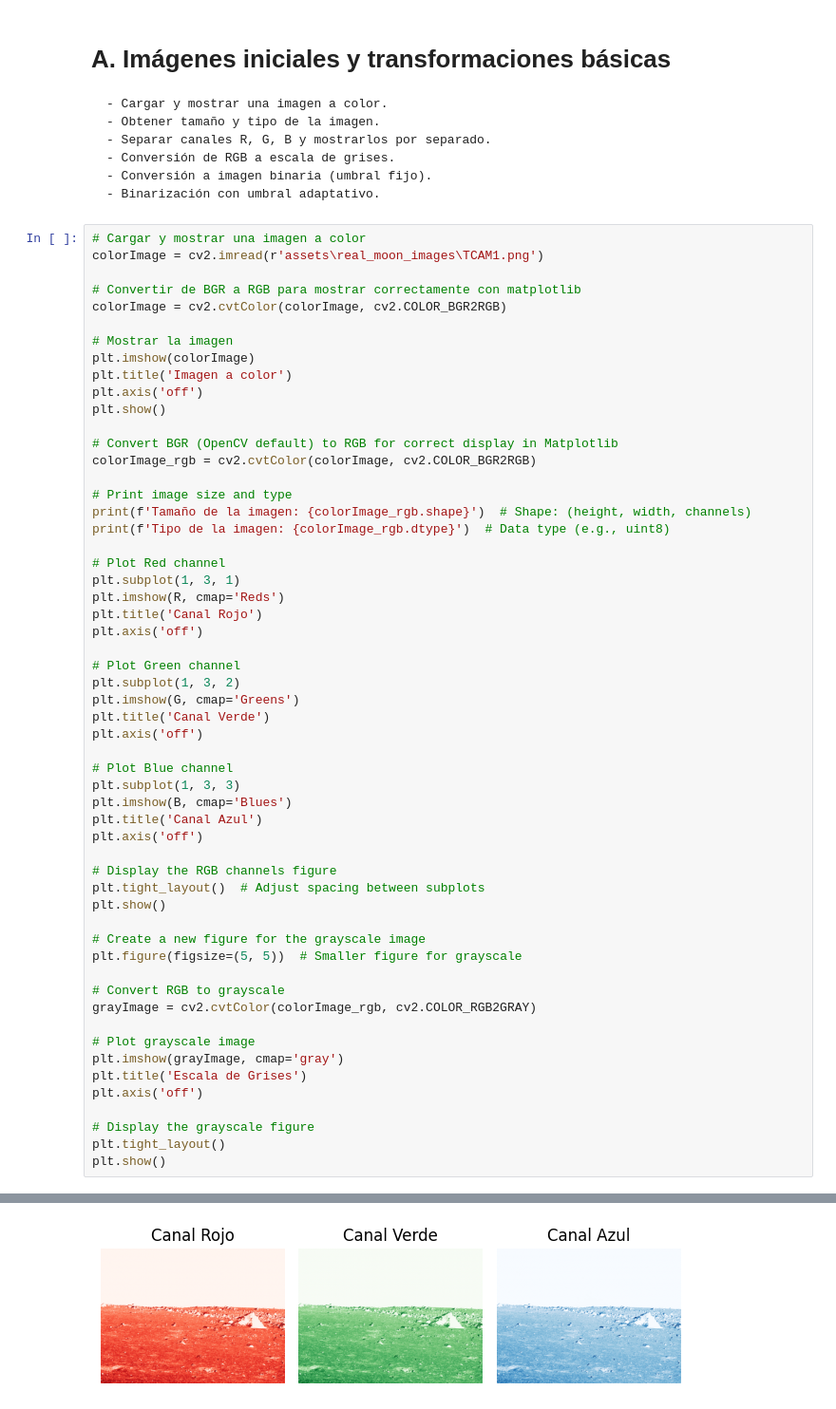
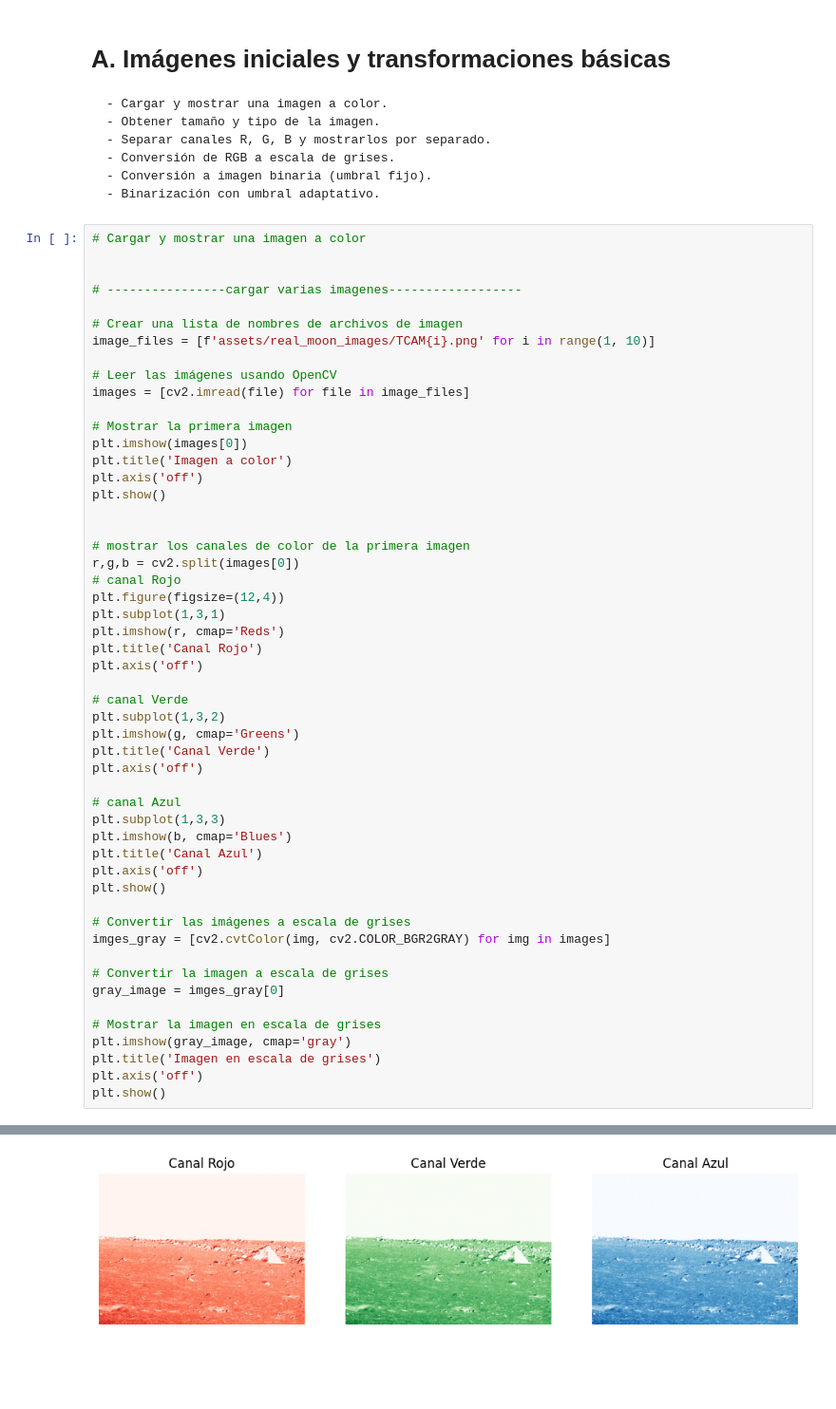
Before and after one commit to esteban2505J/rocksDetectionLab, a Jupyter notebook: rockDetection.ipynb, the cells around one changed output, grey strips where cells are left out. Shown at 95% size. Saved outputs shown, nothing was run; the diff lists cells and outputs as text; blank space fills up the shorter version.

Commit message:
feat(rockDetection): 'A' section for processing multiple images has been completed and modified.

```diff
--- a/rockDetection.ipynb
+++ b/rockDetection.ipynb
@@ -38,58 +18,54 @@ import os
     - Binarización con umbral adaptativo.
 # %%
 # Cargar y mostrar una imagen a color
-colorImage = cv2.imread(r'assets\real_moon_images\TCAM1.png')
 
-# Convertir de BGR a RGB para mostrar correctamente con matplotlib
-colorImage = cv2.cvtColor(colorImage, cv2.COLOR_BGR2RGB)
 
-# Mostrar la imagen
-plt.imshow(colorImage)
+# ----------------cargar varias imagenes------------------
+
+# Crear una lista de nombres de archivos de imagen
+image_files = [f'assets/real_moon_images/TCAM{i}.png' for i in range(1, 10)]
+
+# Leer las imágenes usando OpenCV
+images = [cv2.imread(file) for file in image_files]
+
+# Mostrar la primera imagen
+plt.imshow(images[0])
 plt.title('Imagen a color')
 plt.axis('off')
 plt.show()
 
-# Convert BGR (OpenCV default) to RGB for correct display in Matplotlib
-colorImage_rgb = cv2.cvtColor(colorImage, cv2.COLOR_BGR2RGB)
 
-# Print image size and type
-print(f'Tamaño de la imagen: {colorImage_rgb.shape}')  # Shape: (height, width, channels)
-print(f'Tipo de la imagen: {colorImage_rgb.dtype}')  # Data type (e.g., uint8)
-
-# Plot Red channel
-plt.subplot(1, 3, 1)
-plt.imshow(R, cmap='Reds')
+# mostrar los canales de color de la primera imagen
+r,g,b = cv2.split(images[0])
+# canal Rojo
+plt.figure(figsize=(12,4))
+plt.subplot(1,3,1)
+plt.imshow(r, cmap='Reds')
 plt.title('Canal Rojo')
 plt.axis('off')
 
-# Plot Green channel
-plt.subplot(1, 3, 2)
-plt.imshow(G, cmap='Greens')
+# canal Verde
+plt.subplot(1,3,2)
+plt.imshow(g, cmap='Greens')
 plt.title('Canal Verde')
 plt.axis('off')
 
-# Plot Blue channel
-plt.subplot(1, 3, 3)
-plt.imshow(B, cmap='Blues')
+# canal Azul
+plt.subplot(1,3,3)
+plt.imshow(b, cmap='Blues')
 plt.title('Canal Azul')
 plt.axis('off')
-
-# Display the RGB channels figure
-plt.tight_layout()  # Adjust spacing between subplots
 plt.show()
 
-# Create a new figure for the grayscale image
-plt.figure(figsize=(5, 5))  # Smaller figure for grayscale
+# Convertir las imágenes a escala de grises
+imges_gray = [cv2.cvtColor(img, cv2.COLOR_BGR2GRAY) for img in images]
 
-# Convert RGB to grayscale
-grayImage = cv2.cvtColor(colorImage_rgb, cv2.COLOR_RGB2GRAY)
+# Convertir la imagen a escala de grises
+gray_image = imges_gray[0]
 
-# Plot grayscale image
-plt.imshow(grayImage, cmap='gray')
-plt.title('Escala de Grises')
+# Mostrar la imagen en escala de grises
+plt.imshow(gray_image, cmap='gray')
+plt.title('Imagen en escala de grises')
 plt.axis('off')
-
-# Display the grayscale figure
-plt.tight_layout()
 plt.show()
 # %% [output]
@@ -99 +73 @@ Tipo de la imagen: uint8
-[figure, old version]
+[figure, new version]
```
Also changed, not shown: parts of 2 cells of this notebook.
